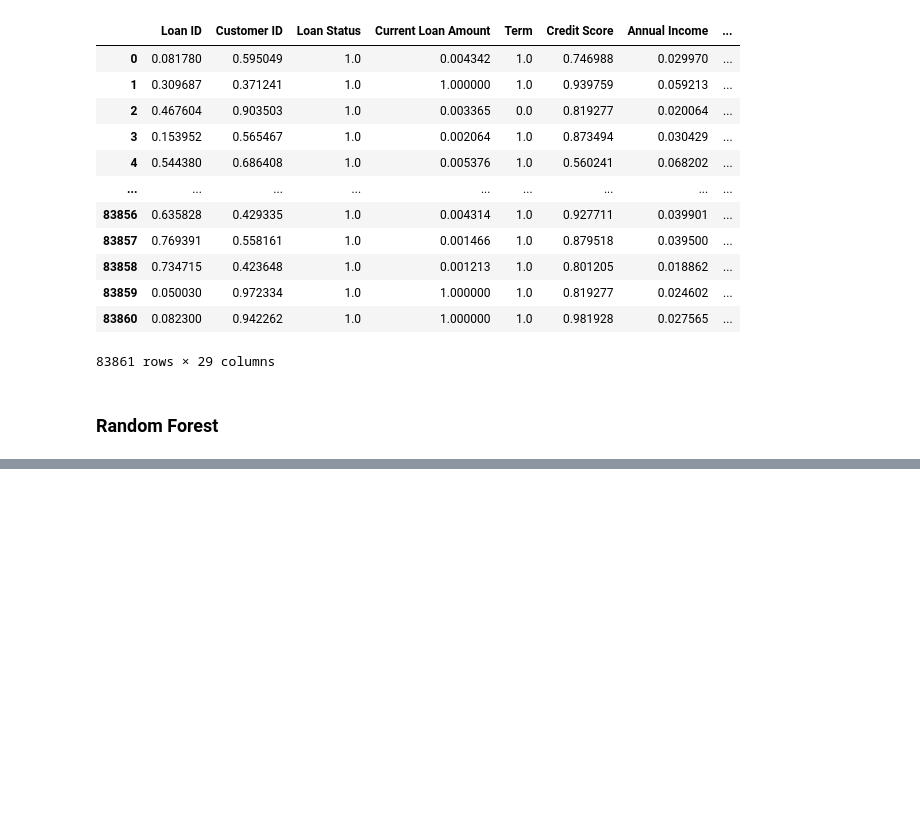
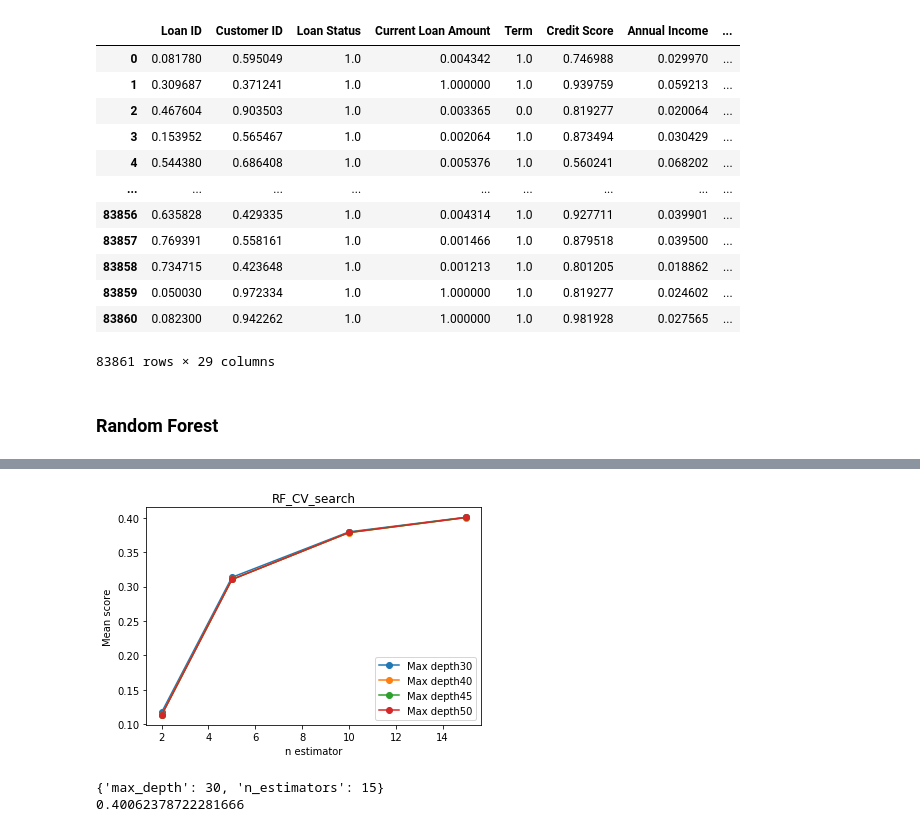
Before and after one commit to sbhushan0767/ECS171G12Proj, a Jupyter notebook: modeling.ipynb, the cells around one changed output, grey strips where cells are left out. Cells and saved outputs as stored; diff of their text form; code cells hidden in the pictures; blank space fills up the shorter version.

```diff
--- a/modeling.ipynb
+++ b/modeling.ipynb
@@ -29,0 +38,4 @@ df
+# %%
+from sklearn.preprocessing import LabelEncoder
+le = LabelEncoder()
+df[["Credit Score Range"]] = df[["Credit Score Range"]].apply(le.fit_transform)
@@ -162,0 +253,10 @@ df_ohe
+# %%
+from sklearn.ensemble import RandomForestRegressor
+from sklearn.model_selection import GridSearchCV
+grid_1 = {'n_estimators': [2, 5,10,15],
+          'max_depth': [30,40,45, 50]}
+
+rf = RandomForestRegressor(random_state=1, verbose=1,n_jobs =6)
+#The parameters of the estimator used to apply these methods are optimized by cross-validated grid-search over a parameter grid.
+grid_rf = GridSearchCV(rf, grid_1, cv=3)
+grid_rf.fit(X_train, y_train)
@@ -162,0 +286,11 @@ df_ohe
+# %%
+import matplotlib.pyplot as plt
+class_plot(grid_rf, grid_1, 'RF_CV_search')
+# %% [output]
+[figure, added]
+# %%
+print (grid_rf.best_params_)
+print (grid_rf.best_score_)
+# %% [output]
+{'max_depth': 30, 'n_estimators': 15}
+0.40062378722281666
```
Also changed, not shown: parts of 20 cells of this notebook.
